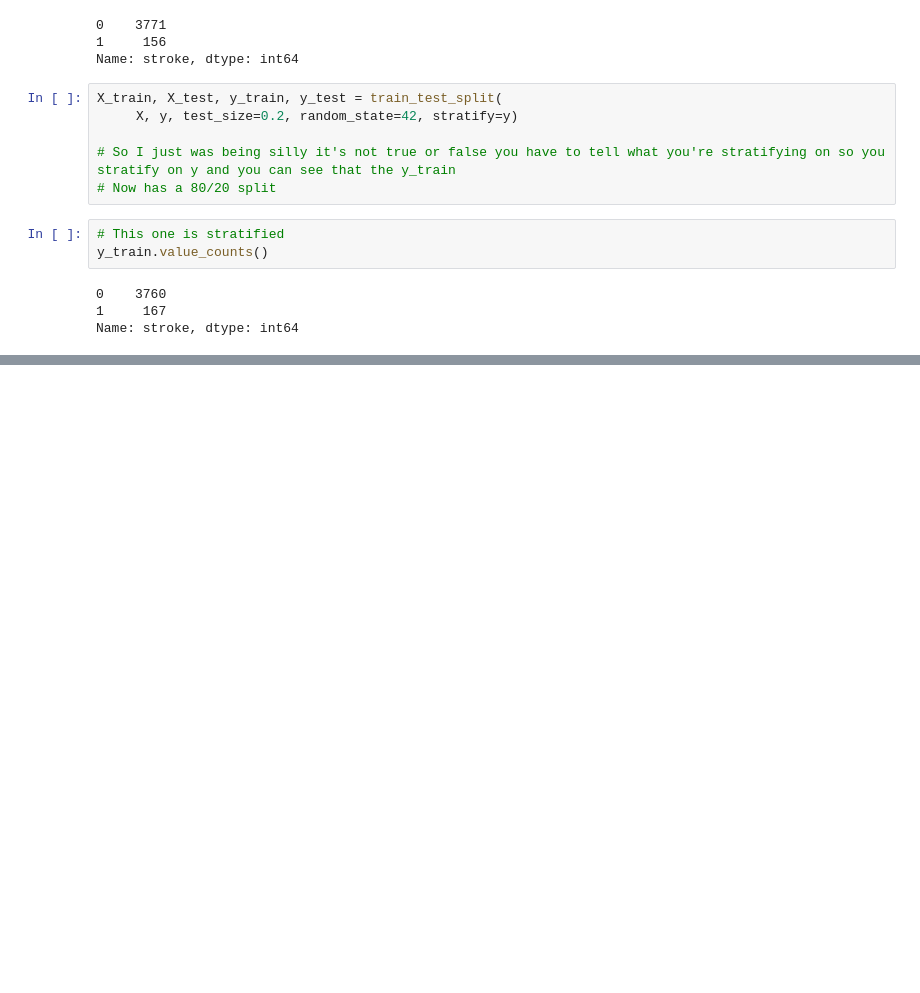
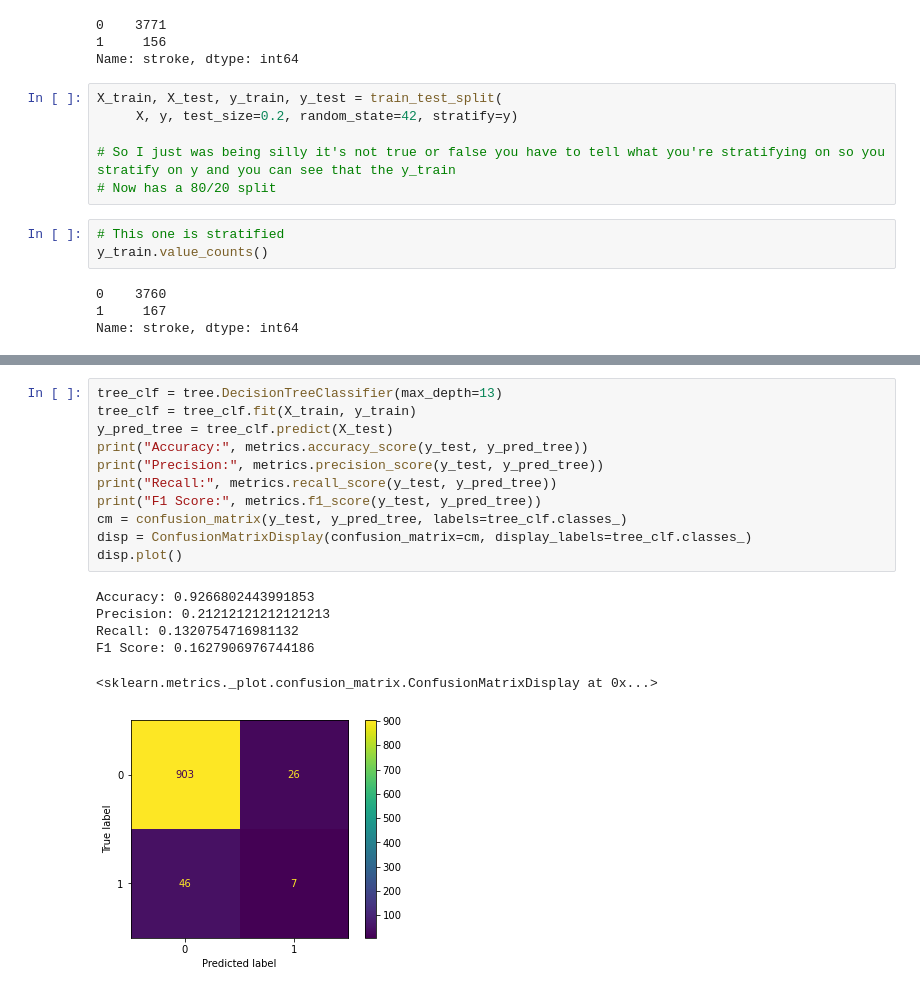
Before and after one commit to AnthonyCampbell208/SC22-BatchA-Frenzied-Physcists, a Jupyter notebook: final project/model_training.ipynb, the cells around one changed output, grey strips where cells are left out. Saved outputs shown, nothing was run; the diff lists cells and outputs as text; blank space fills up the shorter version.

```diff
--- a/final project/model_training.ipynb
+++ b/final project/model_training.ipynb
@@ -163,0 +203,18 @@ X.shape
+# %%
+tree_clf = tree.DecisionTreeClassifier(max_depth=13)
+tree_clf = tree_clf.fit(X_train, y_train)
+y_pred_tree = tree_clf.predict(X_test)
+print("Accuracy:", metrics.accuracy_score(y_test, y_pred_tree))
+print("Precision:", metrics.precision_score(y_test, y_pred_tree))
+print("Recall:", metrics.recall_score(y_test, y_pred_tree))
+print("F1 Score:", metrics.f1_score(y_test, y_pred_tree))
+cm = confusion_matrix(y_test, y_pred_tree, labels=tree_clf.classes_)
+disp = ConfusionMatrixDisplay(confusion_matrix=cm, display_labels=tree_clf.classes_)
+disp.plot()
+# %% [output]
+Accuracy: 0.9266802443991853
+Precision: 0.21212121212121213
+Recall: 0.1320754716981132
+F1 Score: 0.1627906976744186
+<sklearn.metrics._plot.confusion_matrix.ConfusionMatrixDisplay at 0x...>
+[figure, added]
```
Also changed, not shown: parts of 17 cells of this notebook, 10 other files.
